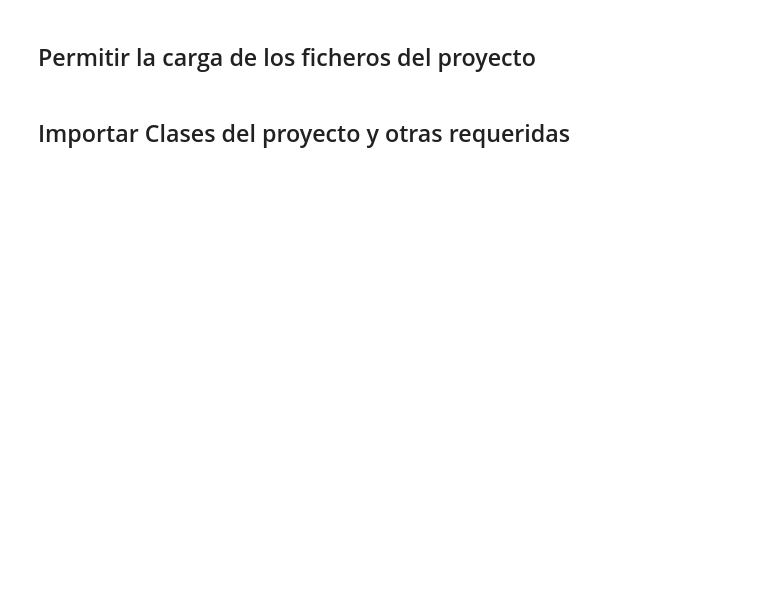
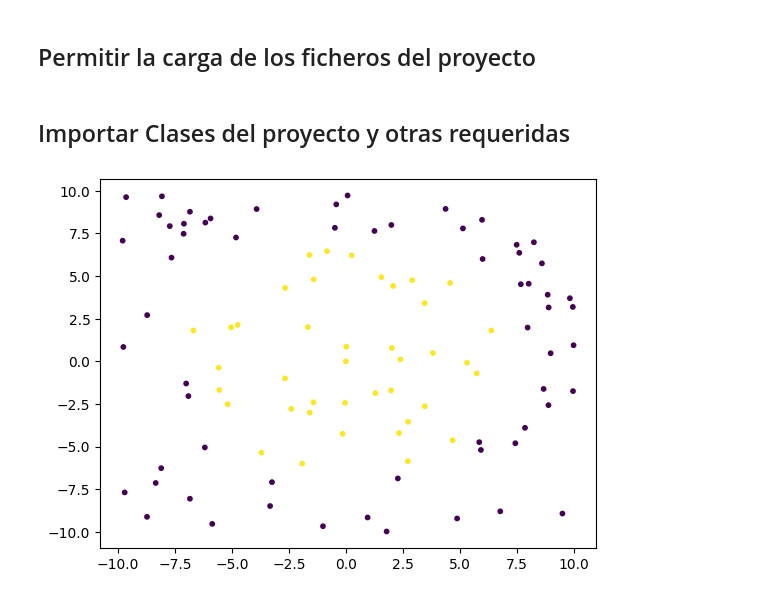
Before and after one commit to dayan3847/machine_learning, a Jupyter notebook: ada_boost/colab/dayan_ada_boost.ipynb, the cells around one changed output. Cells and saved outputs as stored; diff of their text form; code cells hidden in the pictures; blank space fills up the shorter version.

```diff
--- a/ada_boost/colab/dayan_ada_boost.ipynb
+++ b/ada_boost/colab/dayan_ada_boost.ipynb
@@ -29,13 +43,15 @@ from ada_boost.main import AdaBoostMain
 from ada_boost.entity import WeakClassifier
 from ada_boost.tools import Plotter, Printer
 # %%
-corpus_path: str = './mcc-machine_learning/ada_boost/corpus'
+corpus_path: str = './machine_learning/ada_boost/corpus'
 ada_boost_main = AdaBoostMain(corpus_path)
 data = ada_boost_main.data
 
 plotter: Plotter = Plotter(False)
 plotter.plot_data(data)
 plotter.show()
+# %% [output]
+[figure, added]
 # %%
 data.normalize()
 plotter.plot_data(data)
```
Also changed, not shown: parts of 3 cells of this notebook.
